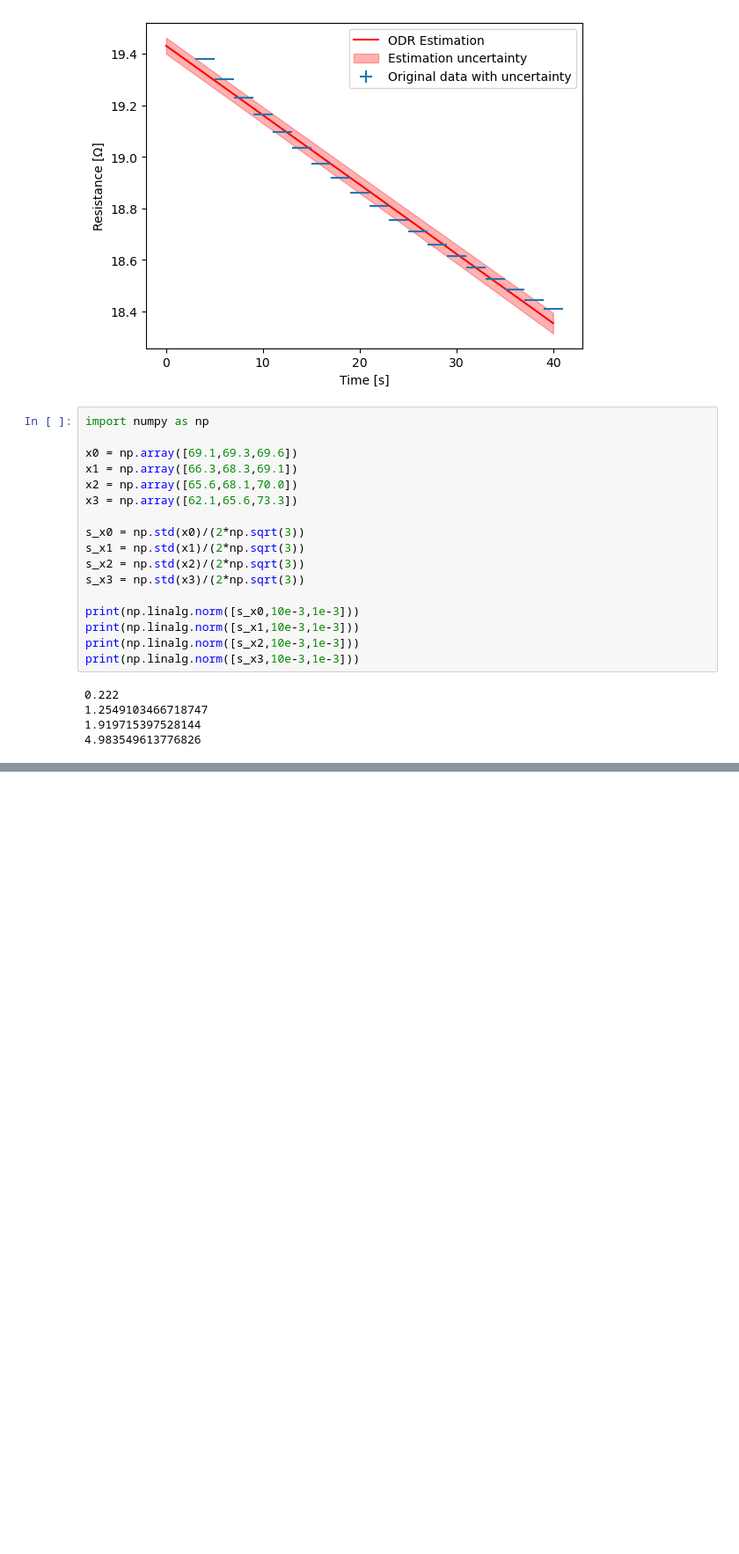
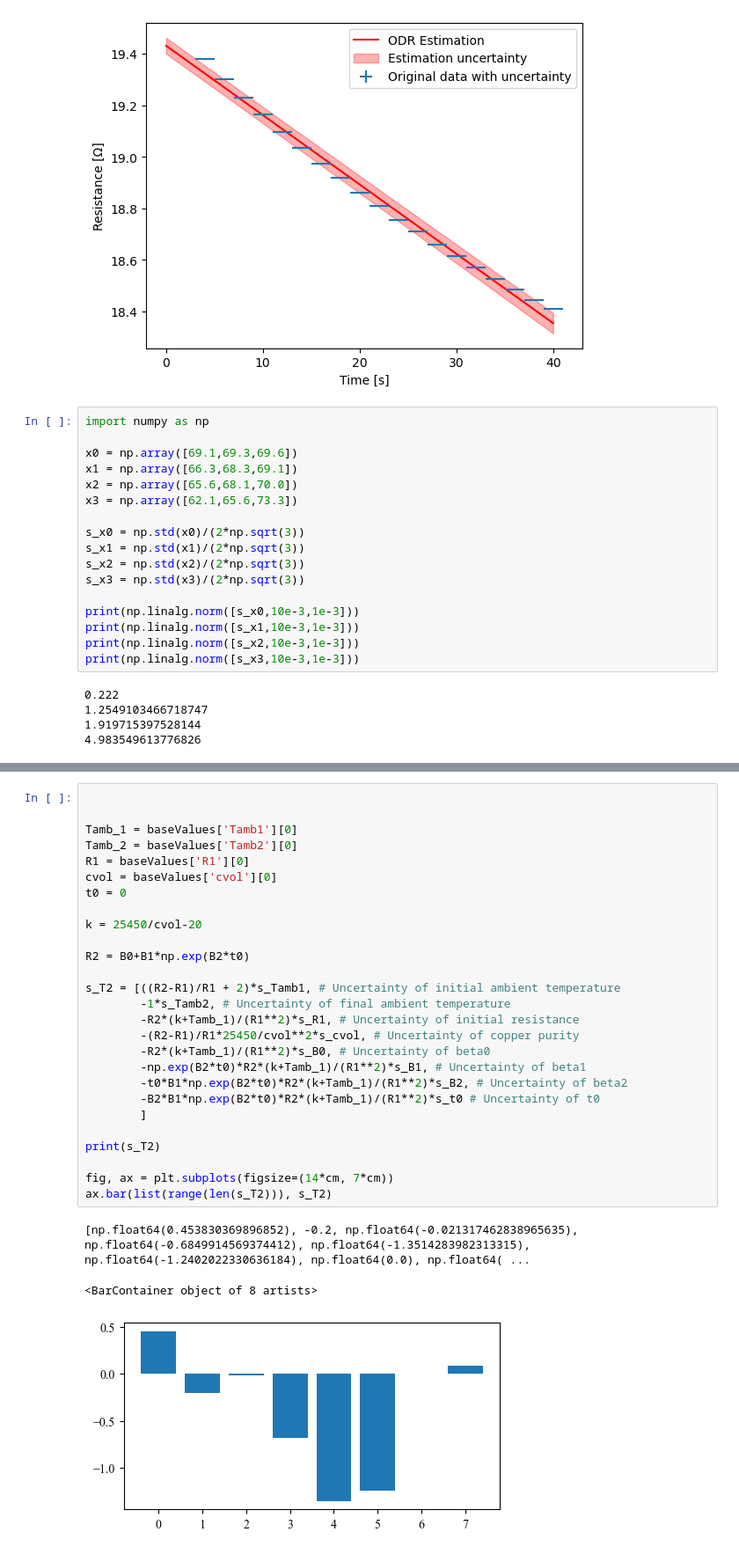
Before and after one commit to ThalerG/Metrology_IncertezaTemperatura, a Jupyter notebook: incerteza_temperatura.ipynb, the cells around one changed output, grey strips where cells are left out. Shown at 88% size. Drawn from its saved outputs; the diff is of its cells as text; blank space fills up the shorter version.

```diff
--- a/incerteza_temperatura.ipynb
+++ b/incerteza_temperatura.ipynb
@@ -298,0 +483,31 @@ T2 = final_temperature()
+# %%
+
+
+Tamb_1 = baseValues['Tamb1'][0]
+Tamb_2 = baseValues['Tamb2'][0]
+R1 = baseValues['R1'][0]
+cvol = baseValues['cvol'][0]
+t0 = 0
+
+k = 25450/cvol-20
+
+R2 = B0+B1*np.exp(B2*t0)
+
+s_T2 = [((R2-R1)/R1 + 2)*s_Tamb1, # Uncertainty of initial ambient temperature
+        -1*s_Tamb2, # Uncertainty of final ambient temperature
+        -R2*(k+Tamb_1)/(R1**2)*s_R1, # Uncertainty of initial resistance
+        -(R2-R1)/R1*25450/cvol**2*s_cvol, # Uncertainty of copper purity
+        -R2*(k+Tamb_1)/(R1**2)*s_B0, # Uncertainty of beta0
+        -np.exp(B2*t0)*R2*(k+Tamb_1)/(R1**2)*s_B1, # Uncertainty of beta1
+        -t0*B1*np.exp(B2*t0)*R2*(k+Tamb_1)/(R1**2)*s_B2, # Uncertainty of beta2
+        -B2*B1*np.exp(B2*t0)*R2*(k+Tamb_1)/(R1**2)*s_t0 # Uncertainty of t0
+        ]
+
+print(s_T2)
+
+fig, ax = plt.subplots(figsize=(14*cm, 7*cm))
+ax.bar(list(range(len(s_T2))), s_T2)
+# %% [output]
+[np.float64(0.453830369896852), -0.2, np.float64(-0.021317462838965635), np.float64(-0.6849914569374412), np.float64(-1.3514283982313315), np.float64(-1.2402022330636184), np.float64(0.0), np.float64( ...
+<BarContainer object of 8 artists>
+[figure, added]
```
Also changed, not shown: parts of 8 cells of this notebook.
